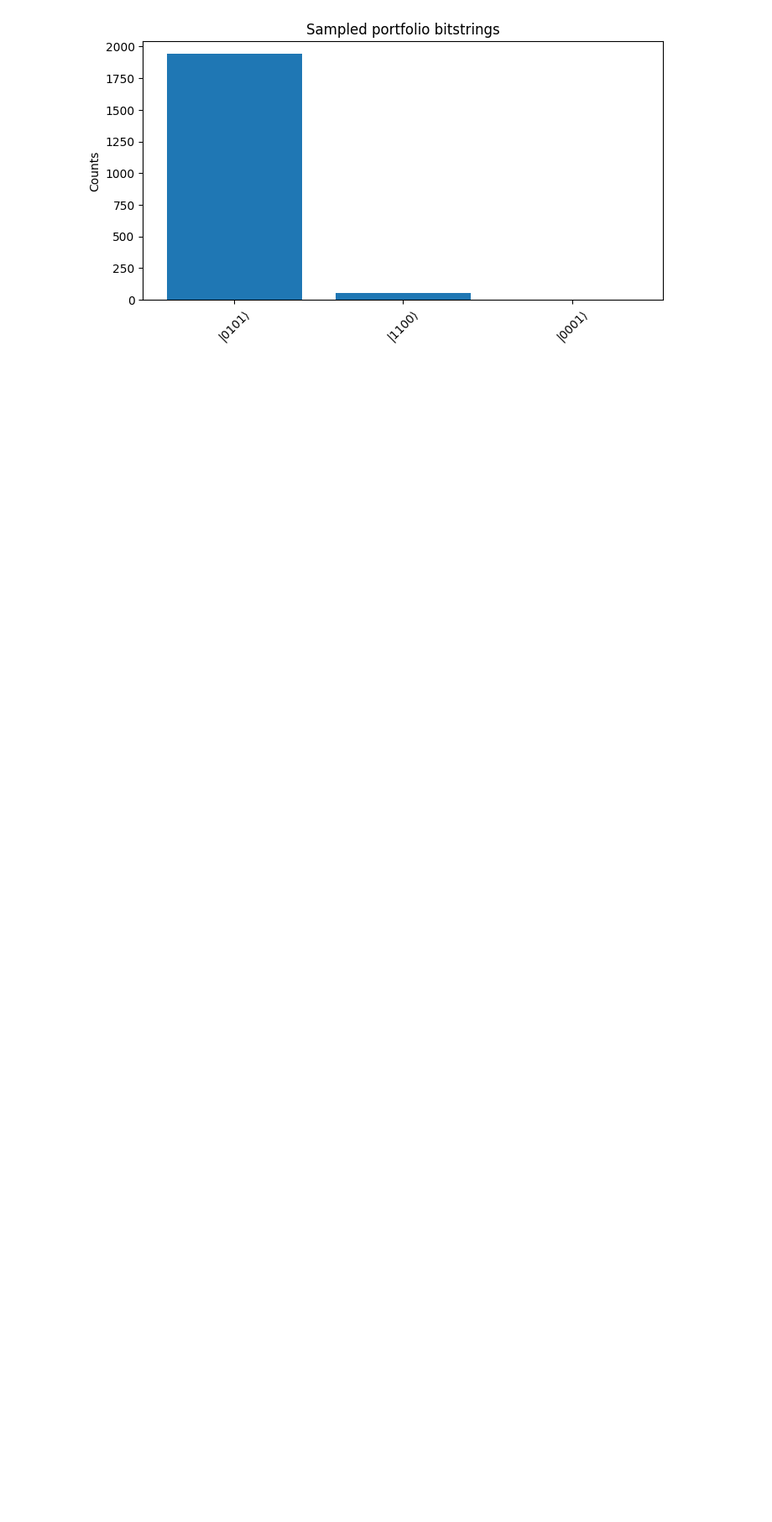
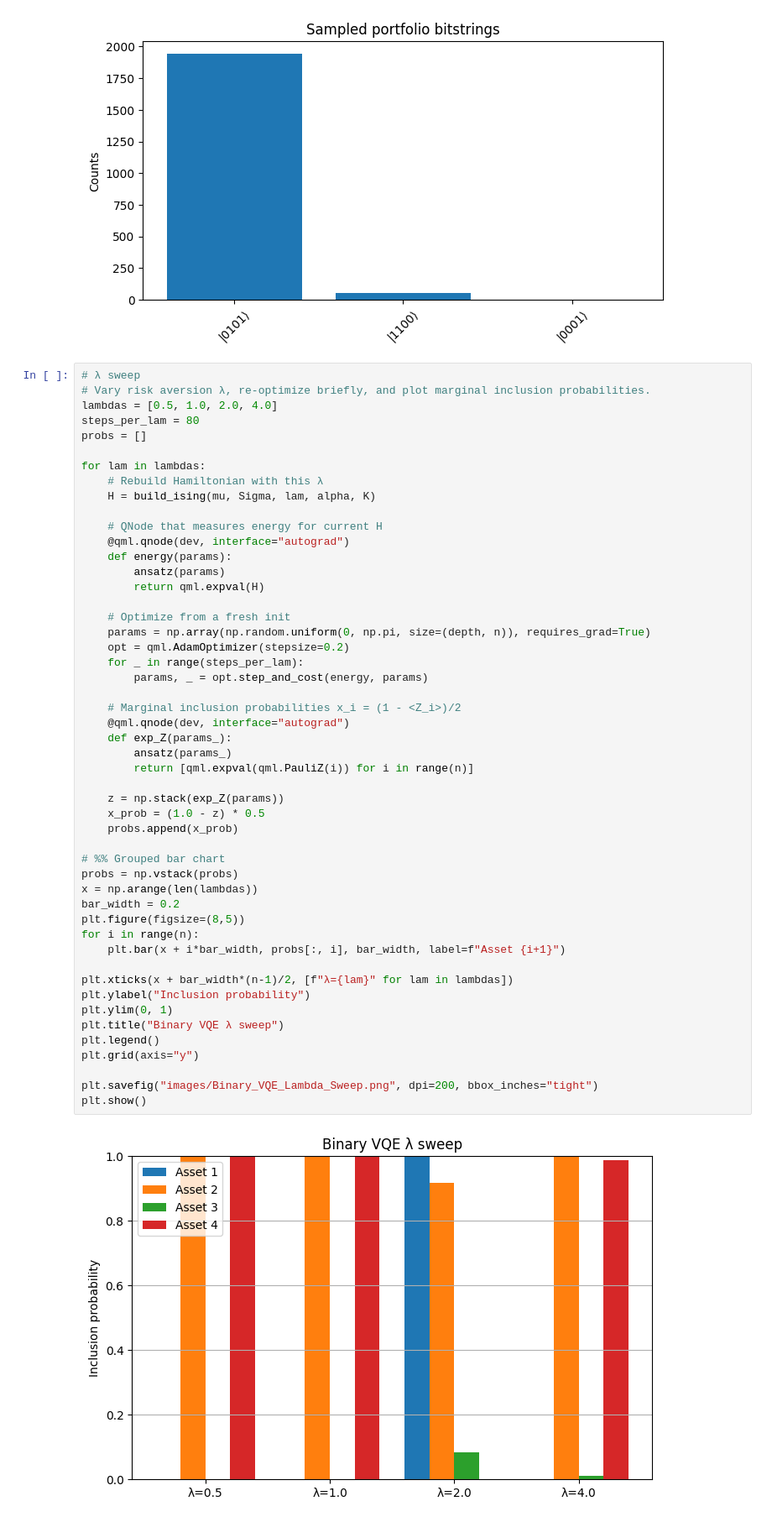
Before and after one commit to SidRichardsQuantum/VQE_Portfolio_Optimization, a Jupyter notebook: notebooks/Binary_VQE.ipynb, the cells around one changed output. Shown at 84% size. Drawn from its saved outputs; the diff is of its cells as text; blank space fills up the shorter version.

Commit message:
lambda sweep

```diff
--- a/notebooks/Binary_VQE.ipynb
+++ b/notebooks/Binary_VQE.ipynb
@@ -267,3 +269,55 @@ plt.savefig("images/Binary_VQE_Portfolio_Bitstrings.png", dpi=300, bbox_inches="
 plt.show()
 # %% [output]
 [figure]
+# %%
+# λ sweep
+# Vary risk aversion λ, re-optimize briefly, and plot marginal inclusion probabilities.
+lambdas = [0.5, 1.0, 2.0, 4.0]
+steps_per_lam = 80
+probs = []
+
+for lam in lambdas:
+    # Rebuild Hamiltonian with this λ
+    H = build_ising(mu, Sigma, lam, alpha, K)
+
+    # QNode that measures energy for current H
+    @qml.qnode(dev, interface="autograd")
+    def energy(params):
+        ansatz(params)
+        return qml.expval(H)
+
+    # Optimize from a fresh init
+    params = np.array(np.random.uniform(0, np.pi, size=(depth, n)), requires_grad=True)
+    opt = qml.AdamOptimizer(stepsize=0.2)
+    for _ in range(steps_per_lam):
+        params, _ = opt.step_and_cost(energy, params)
+
+    # Marginal inclusion probabilities x_i = (1 - <Z_i>)/2
+    @qml.qnode(dev, interface="autograd")
+    def exp_Z(params_):
+        ansatz(params_)
+        return [qml.expval(qml.PauliZ(i)) for i in range(n)]
+
+    z = np.stack(exp_Z(params))
+    x_prob = (1.0 - z) * 0.5
+    probs.append(x_prob)
+
+# %% Grouped bar chart
+probs = np.vstack(probs)
+x = np.arange(len(lambdas))
+bar_width = 0.2
+plt.figure(figsize=(8,5))
+for i in range(n):
+    plt.bar(x + i*bar_width, probs[:, i], bar_width, label=f"Asset {i+1}")
+
+plt.xticks(x + bar_width*(n-1)/2, [f"λ={lam}" for lam in lambdas])
+plt.ylabel("Inclusion probability")
+plt.ylim(0, 1)
+plt.title("Binary VQE λ sweep")
+plt.legend()
+plt.grid(axis="y")
+
+plt.savefig("images/Binary_VQE_Lambda_Sweep.png", dpi=200, bbox_inches="tight")
+plt.show()
+# %% [output]
+[figure, added]
```
Also changed, not shown: parts of 1 cell of this notebook, 6 other files.
